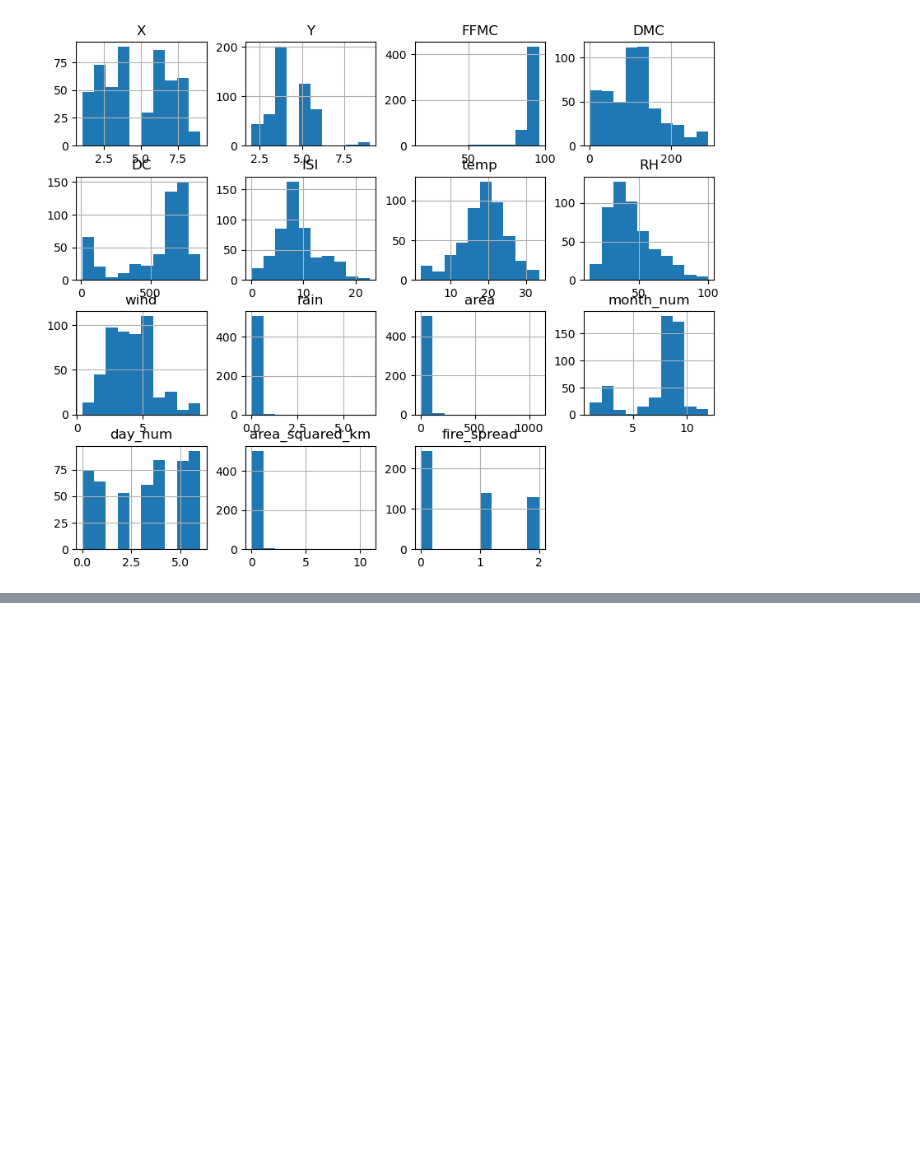
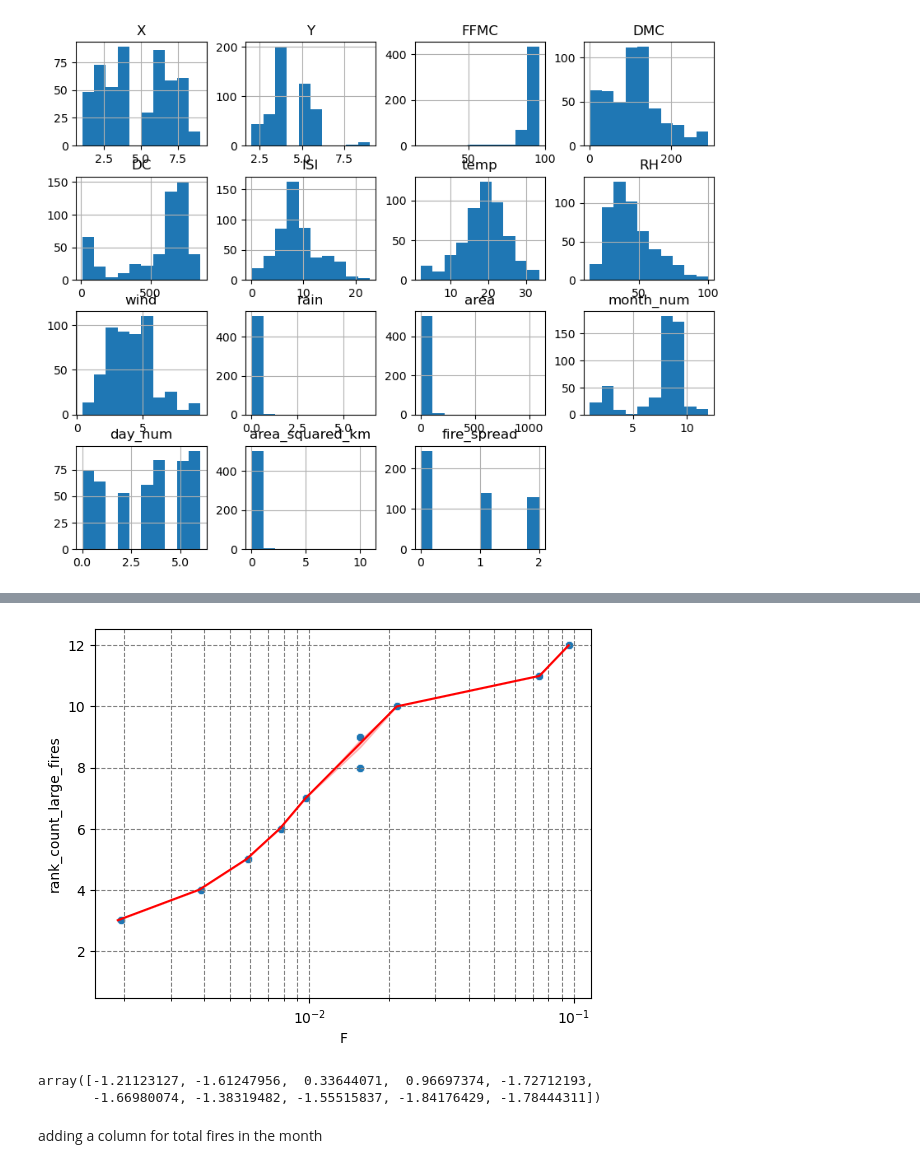
Before and after one commit to kaytlinwu/Wildfire_Analaysis_Data_Science_Midterm_Project, a Jupyter notebook: Notebooks/Combined_Forest_Fire_Analysis_Final.ipynb, the cells around one changed output, grey strips where cells are left out. Cells and saved outputs as stored; diff of their text form; code cells hidden in the pictures; blank space fills up the shorter version.

```diff
--- a/Notebooks/Combined_Forest_Fire_Analysis_Final.ipynb
+++ b/Notebooks/Combined_Forest_Fire_Analysis_Final.ipynb
@@ -384,0 +488,2 @@ cleaned_data.to_csv('../Data/forest_fire_clean.csv', index=False)
+# %%
+cleaned_data_plus_large_count.drop('normal_modal',axis=1,inplace=True)
@@ -384,0 +500,5 @@ cleaned_data.to_csv('../Data/forest_fire_clean.csv', index=False)
+# %%
+cleaned_data_plus_large_count['month_z_score']=stats.zscore(cleaned_data_plus_large_count['large_fire_month_total'])
+# %%
+cleaned_data_plus_large_count['mean_large_fires']=cleaned_data_plus_large_count['large_fire_month_total'].mean()
+cleaned_data_plus_large_count['std_large_fires']=cleaned_data_plus_large_count['large_fire_month_total'].std()
@@ -384,0 +515,23 @@ cleaned_data.to_csv('../Data/forest_fire_clean.csv', index=False)
+# %%
+cleaned_data_plus_large_count['normal_model_F']=cleaned_data_plus_large_count['normal_model']/513
+# %%
+
+
+# Scatterplot
+sns.scatterplot(data=cleaned_data_plus_large_count, x='F', y='rank_count_large_fires')
+plt.xscale('log')
+plt.grid(True, which="both", ls="--", c='gray')
+
+# Lineplot using data from 'line_column'
+sns.lineplot(data=cleaned_data_plus_large_count, x='normal_model_F', y='rank_count_large_fires', color='red')
+
+plt.show()
+# %% [output]
+[figure, added]
+# %%
+cleaned_data_plus_large_count['month_z_score'].unique()
+# %% [output]
+array([-1.21123127, -1.61247956,  0.33644071,  0.96697374, -1.72712193,
+       -1.66980074, -1.38319482, -1.55515837, -1.84176429, -1.78444311])
+# %% [markdown]
+adding a column for total fires in the month
```
Also changed, not shown: parts of 23 cells of this notebook, 8 other files.
